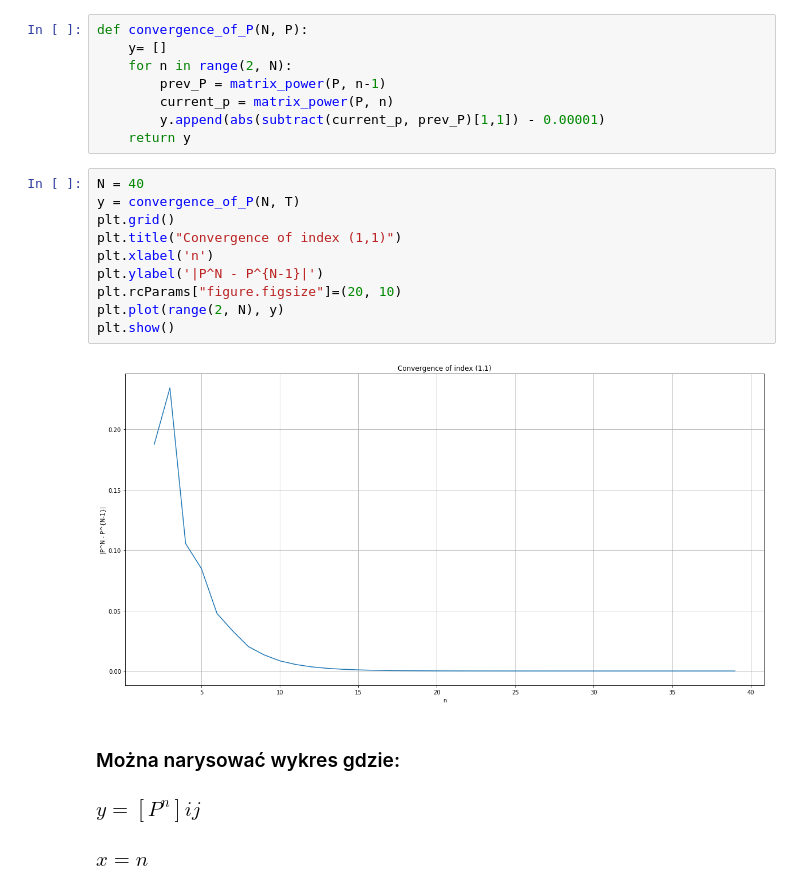
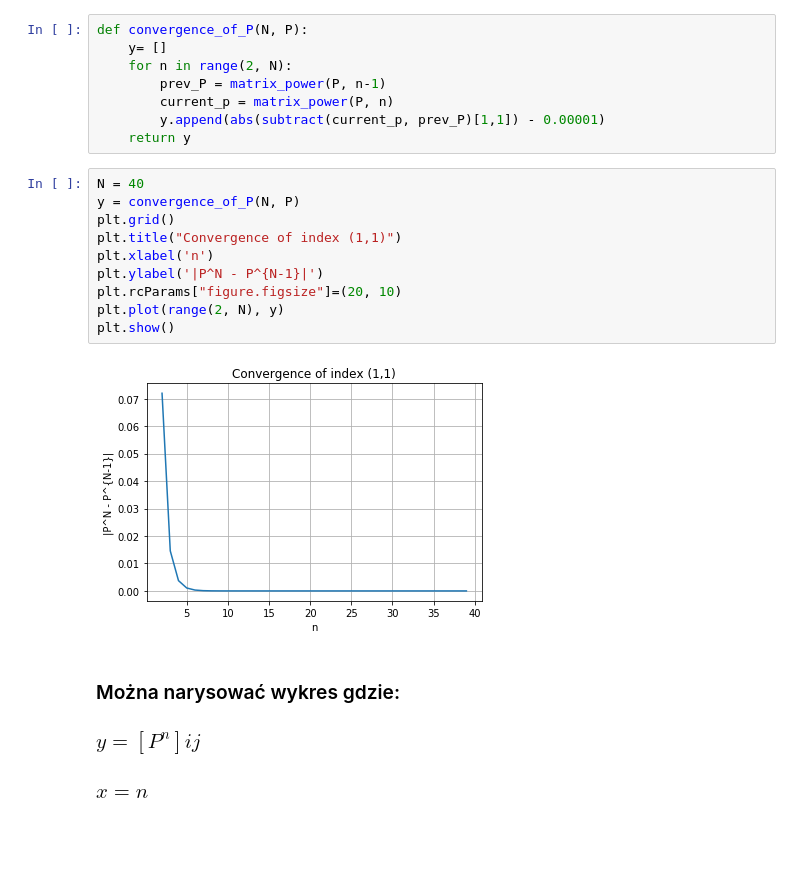
Before and after one commit to pajelonek/Statistical_Methods, a Jupyter notebook: Statystyka_2.ipynb, the cells around one changed output. Cells and saved outputs as stored; diff of their text form; blank space fills up the shorter version.

```diff
--- a/Statystyka_2.ipynb
+++ b/Statystyka_2.ipynb
@@ -57,16 +53,16 @@ def convergence_of_P(N, P):
     return y
 # %%
 N = 40
-y = convergence_of_P(N, T)
+y = convergence_of_P(N, P)
 plt.grid()
 plt.title("Convergence of index (1,1)")
 plt.xlabel('n')
 plt.ylabel('|P^N - P^{N-1}|')
 plt.rcParams["figure.figsize"]=(20, 10)
 plt.plot(range(2, N), y)
 plt.show()
 # %% [output]
-[figure, old version]
+[figure, new version]
 # %% [markdown]
 ### Można narysować wykres gdzie:
 ### $y = [P^n]ij$
```
Also changed, not shown: parts of 9 cells of this notebook.
